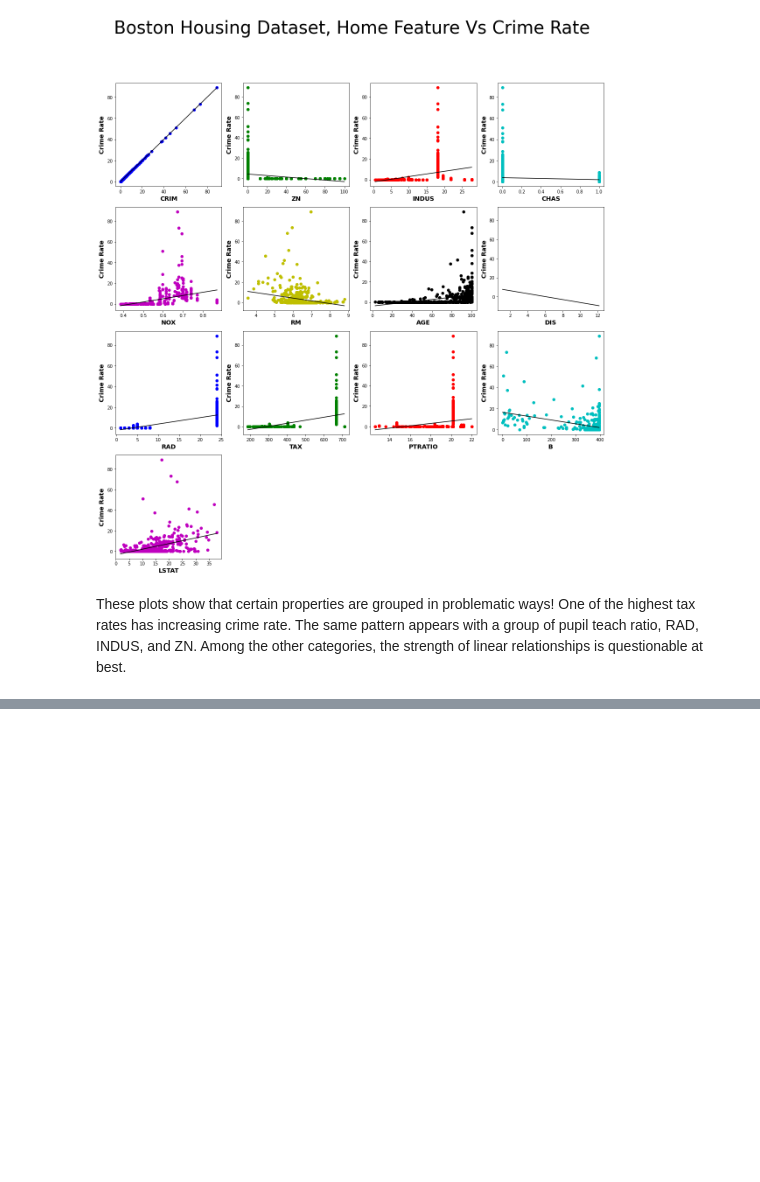
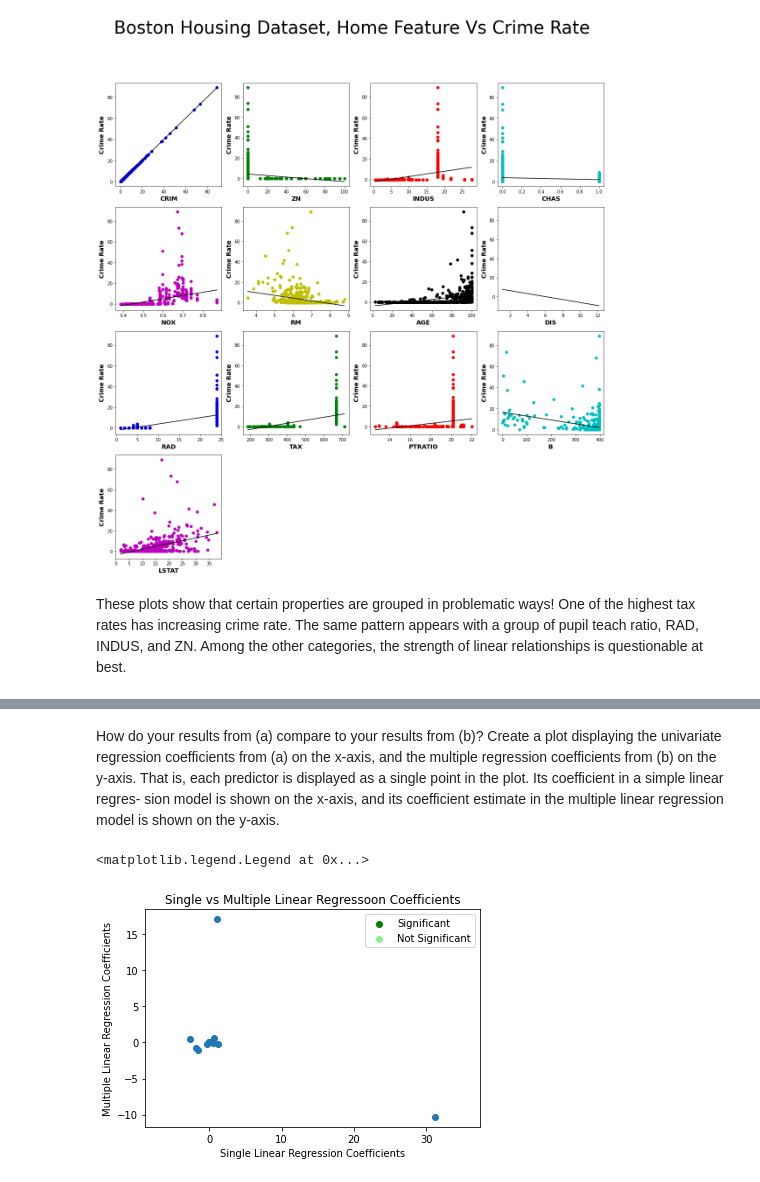
Before and after one commit to BrianLesko/MachineLearning, a Jupyter notebook: IntroductoryML/BostonDataset-3.ipynb, the cells around one changed output, grey strips where cells are left out. Cells and saved outputs as stored; diff of their text form; code cells hidden in the pictures; blank space fills up the shorter version.

```diff
--- a/IntroductoryML/BostonDataset-3.ipynb
+++ b/IntroductoryML/BostonDataset-3.ipynb
@@ -208,6 +264,7 @@ axs = axs.flatten()
 
 colors = ['b', 'g', 'r', 'c', 'm', 'y', 'k', 'w', 'b', 'g', 'r', 'c', 'm']
 # iterate over the columns and create a scatter plot for each one
+betaSingleRegression = []
 for i, column_name in enumerate(df.columns):
     # Plotting The datapoints
     axs[i].scatter(df[column_name], y, c=colors[i])
@@ -224,6 +281,7 @@ for i, column_name in enumerate(df.columns):
 
     axs[i].set_xlabel(column_name, fontweight='bold', fontsize=14)
     axs[i].set_ylabel('Crime Rate', fontweight='bold', fontsize=14)
+    betaSingleRegression.append(beta1)
 
 # Master Title
 plt.suptitle("Boston Housing Dataset, Home Feature Vs Crime Rate", fontsize=40)
@@ -250,0 +384,26 @@ on page 128 of Intro to Statistical Learning
+# %% [markdown]
+How do your results from (a) compare to your results from (b)? Create a plot displaying the univariate regression coefficients from (a) on the x-axis, and the multiple regression coefficients from (b) on the y-axis. That is, each predictor is displayed as a single point in the plot. Its coefficient in a simple linear regres- sion model is shown on the x-axis, and its coefficient estimate in the multiple linear regression model is shown on the y-axis.
+# %%
+nsamp = y.shape[0]
+ones = np.ones((nsamp,1))
+A = np.hstack((ones,X))
+# least squares method for the loss function (lstsq method)
+out = np.linalg.lstsq(A,y,rcond=None)
+beta = out[0]
+
+#Crime rate to predict price beta
+beta0 , beta_price , rsq = fit_linear(boston.target,df['CRIM'])
+betaSingleRegression.append(beta_price)
+# %%
+#Plotting
+plt.scatter(betaSingleRegression,beta)
+plt.xlabel('Single Linear Regression Coefficients')
+plt.ylabel('Multiple Linear Regression Coefficients')
+plt.title('Single vs Multiple Linear Regressoon Coefficients')
+plt.axis('equal')
+significant = plt.scatter([],[],c='green', label='Significant')
+not_significant = plt.scatter([],[],c='lightgreen', label='Not Significant')
+plt.legend(handles=[significant, not_significant])
+# %% [output]
+<matplotlib.legend.Legend at 0x...>
+[figure, added]
```
Also changed, not shown: parts of 17 cells of this notebook.
